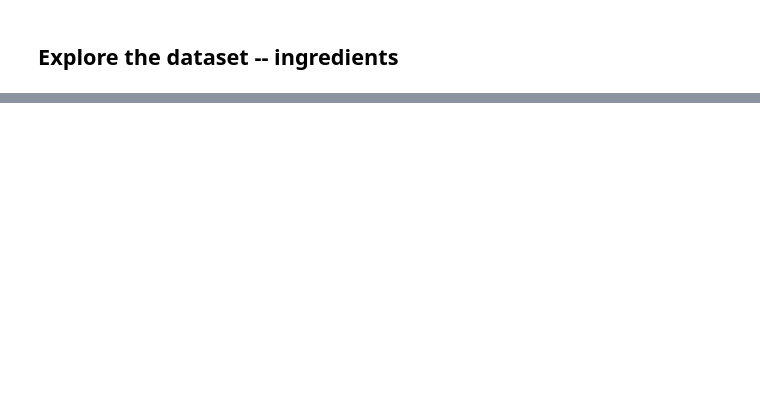
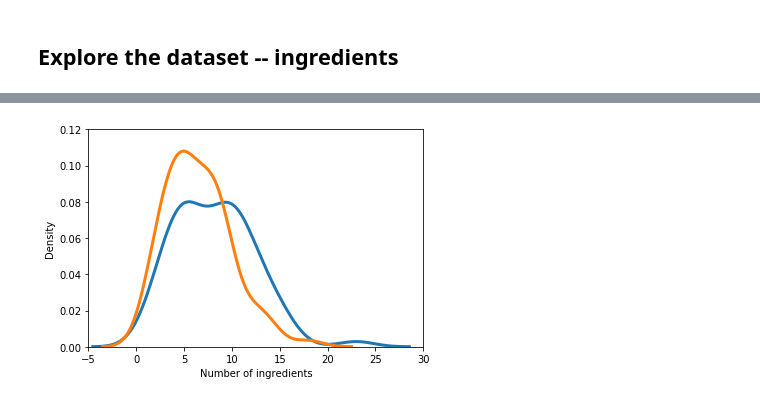
Before and after one commit to rochiecuevas/FoodChoice, a Jupyter notebook: Expert_Elicitation.ipynb, the cells around one changed output, grey strips where cells are left out. Saved outputs shown, nothing was run; the diff lists cells and outputs as text; code cells hidden in the pictures; blank space fills up the shorter version.

```diff
--- a/Expert_Elicitation.ipynb
+++ b/Expert_Elicitation.ipynb
@@ -323,0 +389,15 @@ Text(0, 0.5, 'Density')
+# %%
+# Create a density plot to show frequency of ingredient length for both states
+ingredient_counts = [ing_count_OD, ing_count_WB]
+
+for count in ingredient_counts:
+    sns.distplot(count["Count_ingredients"], hist = False, kde = True,
+                kde_kws = {"linewidth": 3})
+
+plt.xlim((-5, 30))
+plt.ylim((0, 0.12))
+plt.xlabel("Number of ingredients")
+plt.ylabel("Density")
+plt.savefig("EastIndia_Expert_Elicitation/density_ODWB.eps", format = "eps", dpi = 1000)
+# %% [output]
+[figure, added]
```
Also changed, not shown: parts of 11 cells of this notebook.
